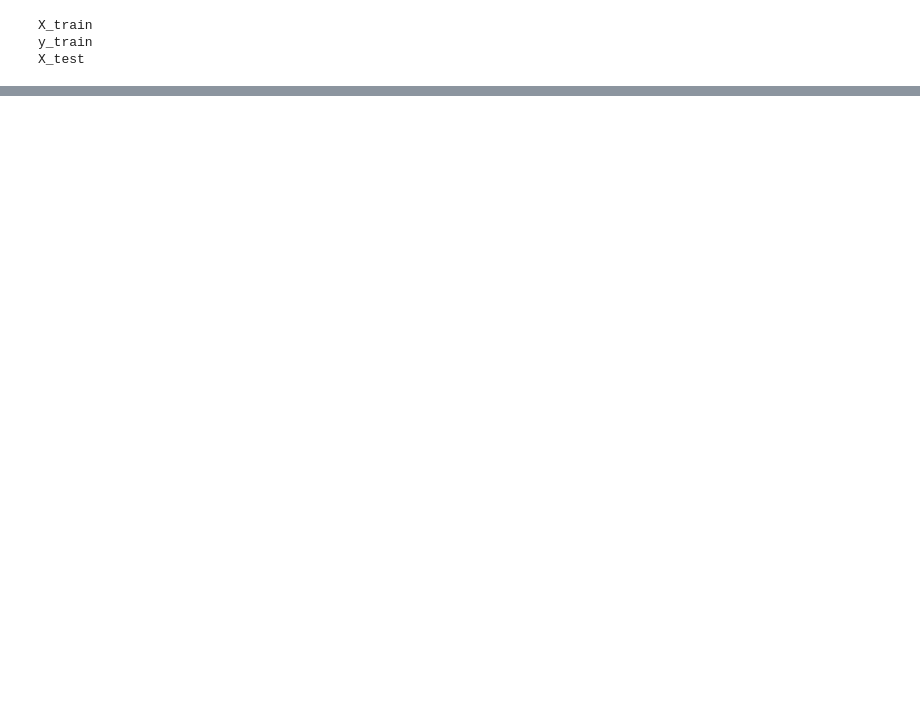
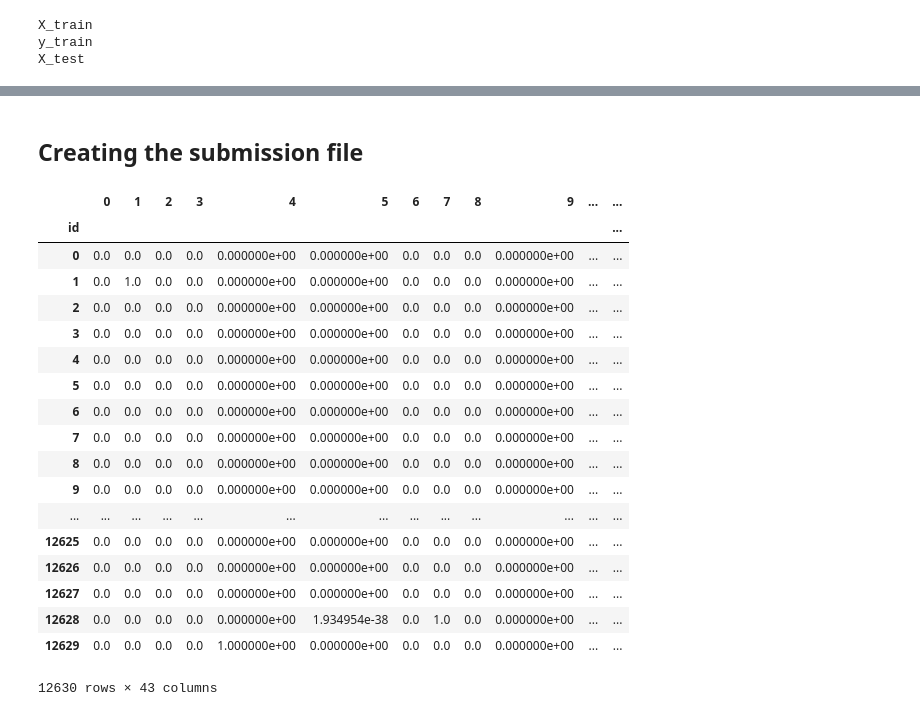
Before and after one commit to BrianNguyen214/KagCompImgClass, a Jupyter notebook: Kaggle4.ipynb, the cells around one changed output, grey strips where cells are left out. Cells and saved outputs as stored; diff of their text form; code cells hidden in the pictures; blank space fills up the shorter version.

```diff
--- a/Kaggle4.ipynb
+++ b/Kaggle4.ipynb
@@ -45,0 +125,14 @@ print(set(y_train))
+# %%
+# last layer is a softmax layer containing
+nnMod = keras.Sequential([
+    keras.layers.Flatten(input_shape=(32,32,3)),
+    keras.layers.Dense(128, activation=tf.nn.relu),
+    keras.layers.Dense(43, activation=tf.nn.softmax)
+])
+
+# the loss function should be "categorical_crossentropy" since the labels aren't integer targets
+nnMod.compile(optimizer="adam", loss="categorical_crossentropy", metrics=["accuracy"])
+nnMod.fit(actXTrain, actYTrain, epochs=15)
+
+evalLoss, evalAcc = nnMod.evaluate(actXTest, actYTest)
+print(f"Final Accuracy: {evalAcc}")
@@ -45,0 +182,29 @@ print(set(y_train))
+# %% [markdown]
+## Creating the submission file
+# %%
+submissPreds = nnMod.predict(X_test)
+
+cols = [i for i in range(43)]
+submissDF = pd.DataFrame(submissPreds, columns = cols)
+submissDF.index.name = 'id'
+submissDF
+# %% [output]
+|  | 0 | 1 | 2 | 3 | 4 | 5 | 6 | 7 | 8 | 9 | ... | ... |
+| id |  |  |  |  |  |  |  |  |  |  |  | ... |
+| 0 | 0.0 | 0.0 | 0.0 | 0.0 | 0.000000e+00 | 0.000000e+00 | 0.0 | 0.0 | 0.0 | 0.000000e+00 | ... | ... |
+| 1 | 0.0 | 1.0 | 0.0 | 0.0 | 0.000000e+00 | 0.000000e+00 | 0.0 | 0.0 | 0.0 | 0.000000e+00 | ... | ... |
+| 2 | 0.0 | 0.0 | 0.0 | 0.0 | 0.000000e+00 | 0.000000e+00 | 0.0 | 0.0 | 0.0 | 0.000000e+00 | ... | ... |
+| 3 | 0.0 | 0.0 | 0.0 | 0.0 | 0.000000e+00 | 0.000000e+00 | 0.0 | 0.0 | 0.0 | 0.000000e+00 | ... | ... |
+| 4 | 0.0 | 0.0 | 0.0 | 0.0 | 0.000000e+00 | 0.000000e+00 | 0.0 | 0.0 | 0.0 | 0.000000e+00 | ... | ... |
+| 5 | 0.0 | 0.0 | 0.0 | 0.0 | 0.000000e+00 | 0.000000e+00 | 0.0 | 0.0 | 0.0 | 0.000000e+00 | ... | ... |
+| 6 | 0.0 | 0.0 | 0.0 | 0.0 | 0.000000e+00 | 0.000000e+00 | 0.0 | 0.0 | 0.0 | 0.000000e+00 | ... | ... |
+| 7 | 0.0 | 0.0 | 0.0 | 0.0 | 0.000000e+00 | 0.000000e+00 | 0.0 | 0.0 | 0.0 | 0.000000e+00 | ... | ... |
+| 8 | 0.0 | 0.0 | 0.0 | 0.0 | 0.000000e+00 | 0.000000e+00 | 0.0 | 0.0 | 0.0 | 0.000000e+00 | ... | ... |
+| 9 | 0.0 | 0.0 | 0.0 | 0.0 | 0.000000e+00 | 0.000000e+00 | 0.0 | 0.0 | 0.0 | 0.000000e+00 | ... | ... |
+| ... | ... | ... | ... | ... | ... | ... | ... | ... | ... | ... | ... | ... |
+| 12625 | 0.0 | 0.0 | 0.0 | 0.0 | 0.000000e+00 | 0.000000e+00 | 0.0 | 0.0 | 0.0 | 0.000000e+00 | ... | ... |
+| 12626 | 0.0 | 0.0 | 0.0 | 0.0 | 0.000000e+00 | 0.000000e+00 | 0.0 | 0.0 | 0.0 | 0.000000e+00 | ... | ... |
+| 12627 | 0.0 | 0.0 | 0.0 | 0.0 | 0.000000e+00 | 0.000000e+00 | 0.0 | 0.0 | 0.0 | 0.000000e+00 | ... | ... |
+| 12628 | 0.0 | 0.0 | 0.0 | 0.0 | 0.000000e+00 | 1.934954e-38 | 0.0 | 1.0 | 0.0 | 0.000000e+00 | ... | ... |
+| 12629 | 0.0 | 0.0 | 0.0 | 0.0 | 1.000000e+00 | 0.000000e+00 | 0.0 | 0.0 | 0.0 | 0.000000e+00 | ... | ... |
+12630 rows × 43 columns
```
Also changed, not shown: parts of 12 cells of this notebook, 1 other file.
